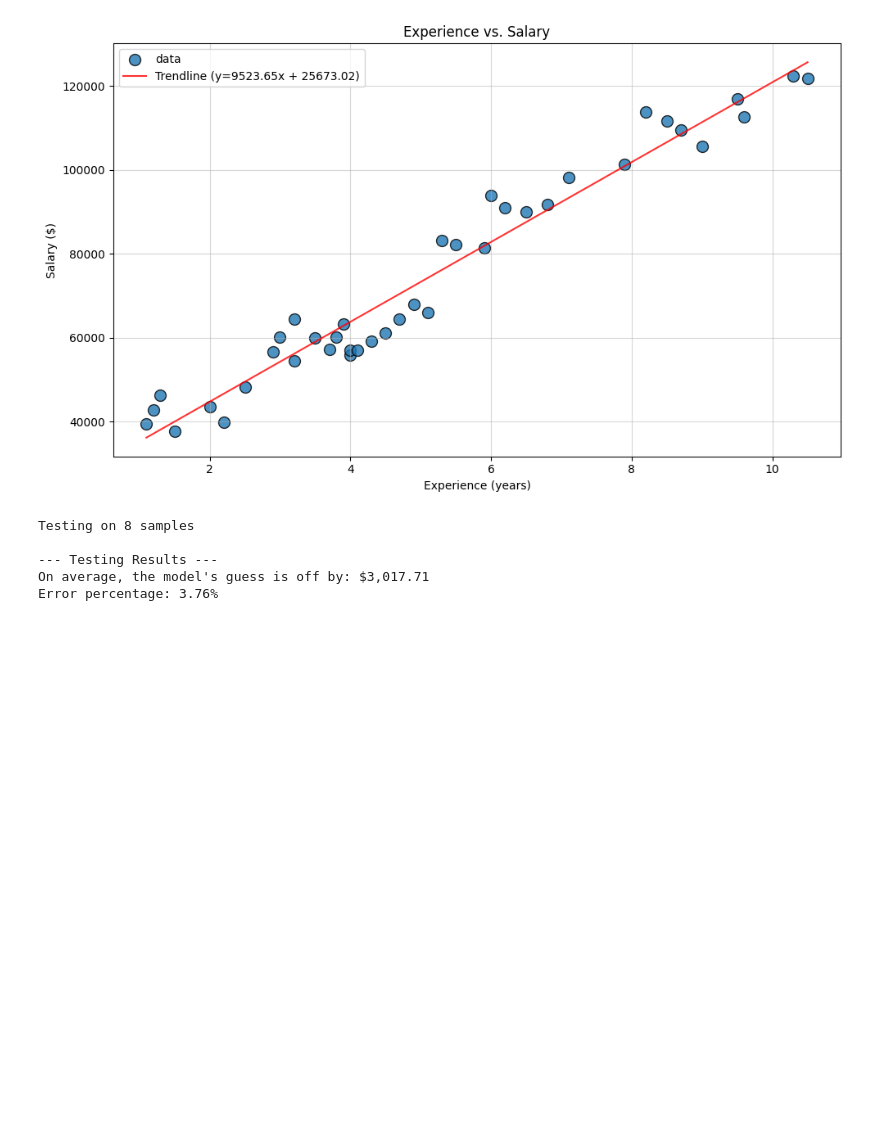
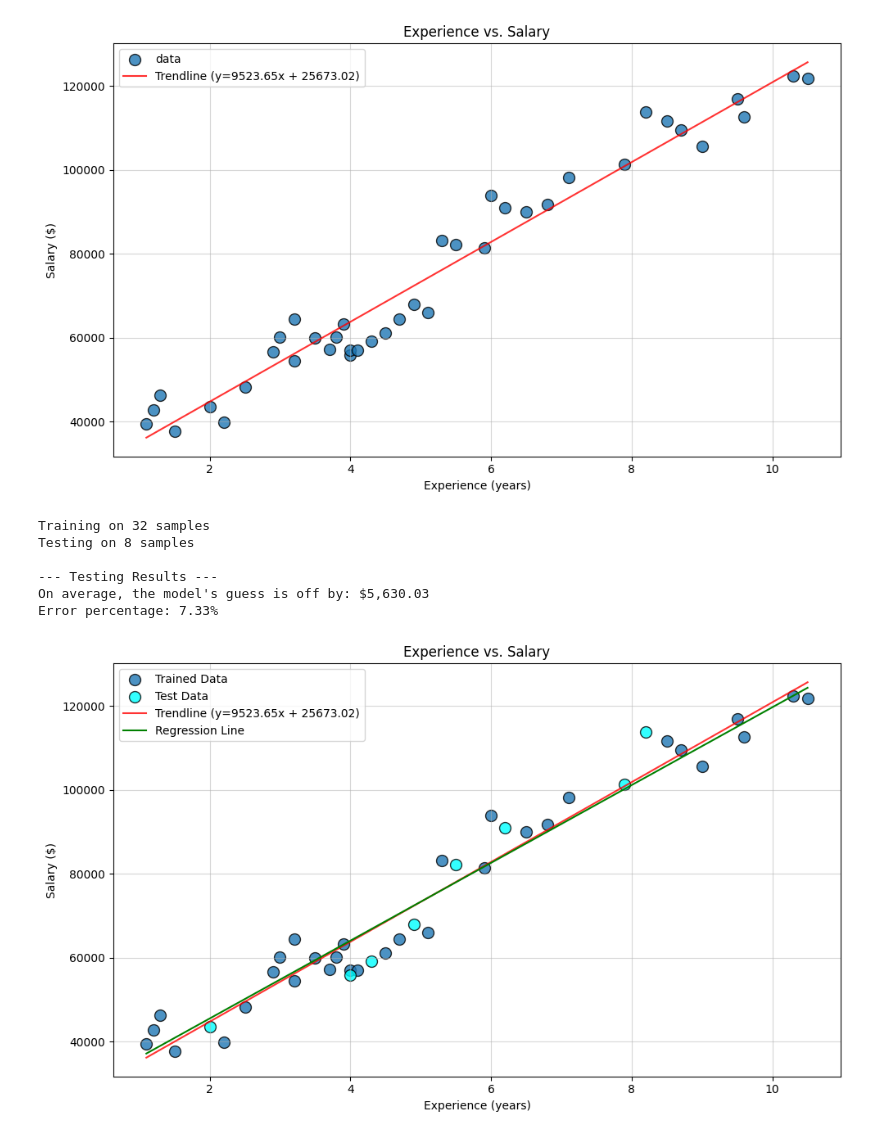
Before and after one commit to YaliMagdasy/ml-models-and-usage, a Jupyter notebook: notebooks/linear-regression.ipynb, the cells around one changed output. Cells and saved outputs as stored; diff of their text form; code cells hidden in the pictures; blank space fills up the shorter version.

Commit message:
Added visualization Added the regression line plot, to allow better visualization.

```diff
--- a/notebooks/linear-regression.ipynb
+++ b/notebooks/linear-regression.ipynb
@@ -98,32 +98,76 @@ y_test = y[test_indices]
 # Normalize features to 0-1 range for better performance
 train_min = X_train.min(axis=0)
 train_range = X_train.max(axis=0) - train_min + 1e-15
 
 X_train = (X_train - train_min) / train_range
 X_test = (X_test - train_min) / train_range
 
 
 # --- 3. Training ---
 print(f"Training on {len(X_train)} samples")
 
 model = LinearRegressor()
 model.fit(X_train, y_train)
 
 
 # --- 4. Evaluation ---
 print(f"Testing on {len(X_test)} samples")
 
 print("\n--- Testing Results ---")
 predictions = model.predict(X_test)
 
 diff = np.abs(predictions - y_test)
 avg_error = np.mean(diff)
 
 print(f"On average, the model's guess is off by: ${avg_error:,.2f}")
 print(f"Error percentage: {avg_error / np.mean(y_test) * 100:.2f}%")
+
+
+# --- 5. Visualization ---
+plt.figure(figsize=(10, 6))
+
+scatter = plt.scatter(
+    x=X_train * train_range + train_min,
+    y=y_train,
+    label="Trained Data",
+    edgecolors='black',
+    alpha=0.8,
+    s=100
+)
+
+scatter = plt.scatter(
+    x=X_test * train_range + train_min,
+    y=y_test,
+    label="Test Data",
+    color='cyan',
+    edgecolors='black',
+    alpha=0.8,
+    s=100
+)
+
+X_line = np.linspace(0, 1, 100).reshape(-1, 1)
+y_line = model.predict(X_line)
+
+X_line_original = X_line * train_range + train_min
+
+plt.plot(X_line_original, y_line, color='green',label='Regression Line')
+
+plt.title("Experience vs. Salary")
+plt.xlabel("Experience (years)")
+plt.ylabel("Salary ($)")
+
+plt.grid(alpha=0.5)
+plt.legend()
+plt.tight_layout()
+plt.show()
+
+# Do not forget, linear regression can be used for multiple features as well, not just one!
+# In 2d, it's a line, in 3d it's a plane, and in higher dimensions, it's a hyperplane.
 # %% [output]
+Training on 32 samples
 Testing on 8 samples
 
 --- Testing Results ---
-On average, the model's guess is off by: $3,017.71
-Error percentage: 3.76%
+On average, the model's guess is off by: $5,630.03
+Error percentage: 7.33%
+[figure, added]
```
